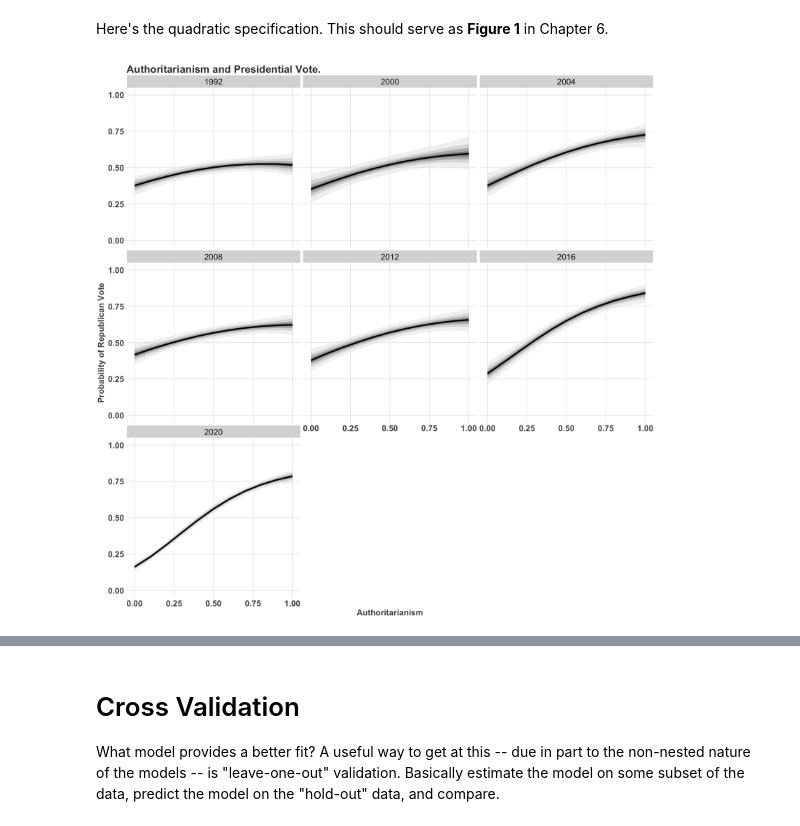
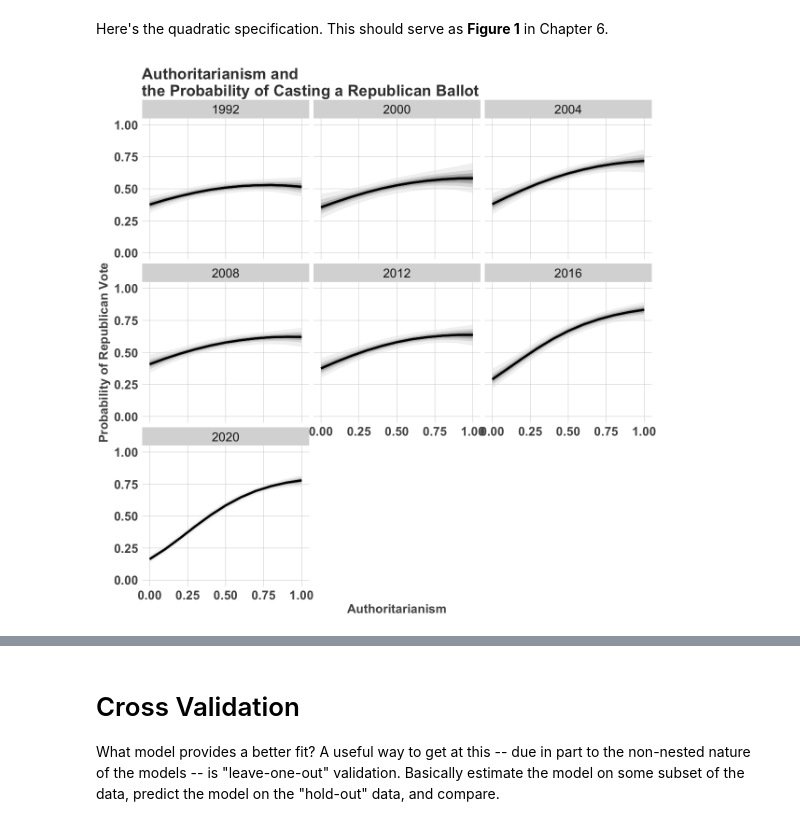
Before and after one commit to crweber9874/Authoritarianism_V2, a Jupyter notebook: analysis/cross_sectional_analysis(ch6)/post_process.ipynb, the cells around one changed output, grey strips where cells are left out. Saved outputs shown, nothing was run; the diff lists cells and outputs as text; code cells hidden in the pictures.

```diff
--- a/analysis/cross_sectional_analysis(ch6)/post_process.ipynb
+++ b/analysis/cross_sectional_analysis(ch6)/post_process.ipynb
@@ -101,20 +101,20 @@ Here's the quadratic specification. This should serve as **Figure 1** in Chapter
 # %%
 m1 = fixed_data %>% add_linpred_draws(fit1) %>%  mutate(Vote_Republican = plogis(.linpred))  ## Expand posterior
 
-options(repr.plot.width=15, repr.plot.height=15)
+options(repr.plot.width=10, repr.plot.height=10)
 
 ## Plot linear Effects
  m1 %>% ggplot(aes(x = authoritarianism)) + facet_wrap(~year) +
       stat_lineribbon(aes(y = Vote_Republican), .width = c(.95, 0.75, .5, 0.25, 0.1),  alpha = 0.5) +
        scale_fill_manual(values = sc_grey(light = 1:5))+
   # Format the grid
-  ggtitle("Authoritarianism and Presidential Vote.") +
+  ggtitle("Authoritarianism and \nthe Probability of Casting a Republican Ballot") +
   scale_y_continuous("Probability of Republican Vote", limits=c(0,1))+
   scale_x_continuous("Authoritarianism") + ggtheme +
   theme(legend.title = element_blank()) +
   theme(legend.position = "none")
 # %% [output]
-[figure, old version]
+[figure, new version]
 # %%
 fixed_data %>% add_linpred_draws(fit1) %>%  mutate(Vote_Republican = plogis(.linpred)) %>%
     filter(authoritarianism ==1 | authoritarianism == 0) %>% group_by(year,authoritarianism) %>%
```
Also changed, not shown: parts of 21 cells of this notebook, 7 other files.
